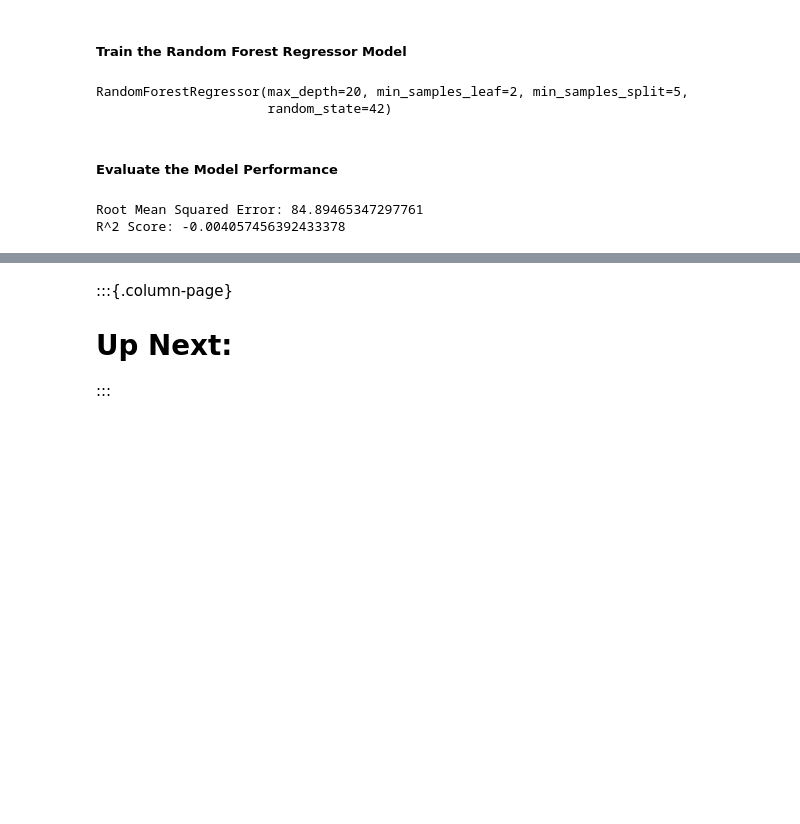
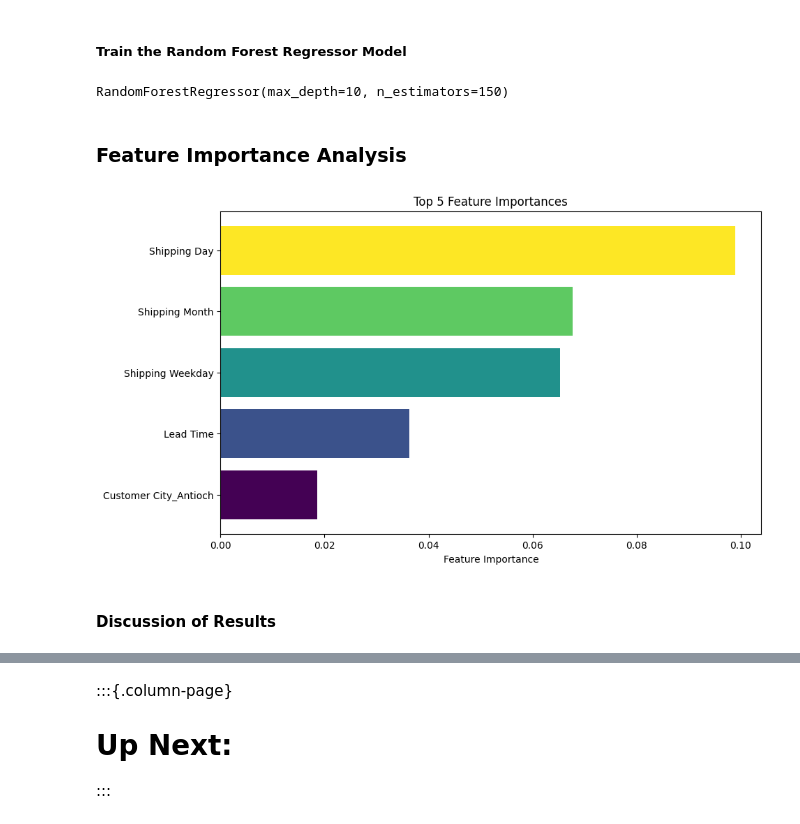
Before and after one commit to Simontagbor/supply-chain-demand-forecast, a Jupyter notebook: index.ipynb, the cells around one changed output, grey strips where cells are left out. Cells and saved outputs as stored; diff of their text form; code cells hidden in the pictures; blank space fills up the shorter version.

```diff
--- a/index.ipynb
+++ b/index.ipynb
@@ -344,7 +349,9 @@ from sklearn.preprocessing import LabelEncoder
 
 def prepare_data(df, product_card_id, categorical_cols, columns_to_drop):
     """
-    Prepare a DataFrame for bivariate analysis and machine learning by applying label encoding and one-hot encoding to categorical columns and dropping specified columns.
+    Prepare a DataFrame for bivariate analysis and machine learnin
+    g by applying label encoding and one-hot encoding to categorical
+    columns and dropping specified columns.
 
     Parameters:
     df (pandas.DataFrame): The original DataFrame.
@@ -375,7 +382,7 @@ def prepare_data(df, product_card_id, categorical_cols, columns_to_drop):
 
         # Drop specified columns
         df_one_hot_encoded = df_one_hot_encoded.drop(columns=columns_to_drop)
-        print("✅Data Encoding successful.")
+        print("Data Encoding successful. ✅")
         return  df_one_hot_encoded, df_label_encoded
     except Exception as e:
         print(f"Error preparing data: {e}")
@@ -1082,6 +1106,8 @@ from sklearn.model_selection import train_test_split
 
 # prepare features excluding the sale
 X_features = onehot_encode_df.drop(columns=['Sales'])
+#  Drop Shipping year
+X_features = X_features.drop(columns=['Shipping Year'])
 # prepare target variable
 y_target = onehot_encode_df['Sales']
 
@@ -1096,10 +1122,9 @@ X_train, X_test, y_train, y_test = train_test_split(X_features, y_target, test_s
 from sklearn.ensemble import RandomForestRegressor
 
 # create a random forest regressor model
-rf_model = RandomForestRegressor(n_estimators=100, max_depth=20, random_state=42, min_samples_split=5, min_samples_leaf=2)
+rf_model = RandomForestRegressor(n_estimators=150, max_depth=10,  min_samples_split=2)
 
 # fit rf odel to the training data
 rf_model.fit(X_train, y_train)
 # %% [output]
-RandomForestRegressor(max_depth=20, min_samples_leaf=2, min_samples_split=5,
-                      random_state=42)
+RandomForestRegressor(max_depth=10, n_estimators=150)
@@ -1142,15 +1131,27 @@ print("Root Mean Squared Error on Test Set:", rmse)
-# %% [markdown]
-<h5>Evaluate the Model Performance</h5>
-# %%
-# Evaluate Random Forest Regressor model instance
-from sklearn.metrics import r2_score, mean_squared_error
-
-y_pred = rf_model.predict(X_test)
-mse = mean_squared_error(y_test, y_pred)
-rmse = np.sqrt(mse)
-r2 = r2_score(y_test, y_pred)
-print(f'Root Mean Squared Error: {rmse}')
-print(f'R^2 Score: {r2}')
-# %% [output]
-Root Mean Squared Error: 84.89465347297761
-R^2 Score: -0.004057456392433378
+# %% [markdown]
+<h3>Feature Importance Analysis</h3>
+# %%
+#| code-fold: true
+#| code-summary: "Show the code"
+import matplotlib.cm as cm
+# retrieve the feature importances
+feature_importances = rf_model.feature_importances_
+
+# get the top 5 feature importances
+top_5_feature_importances = feature_importances.argsort()[-5:]
+
+# visualize the top 5 features of importance
+plt.figure(figsize=(10, 6))
+colors = cm.viridis(np.linspace(0, 1,
+                                len(top_5_feature_importances)))
+plt.barh(X_train.columns[top_5_feature_importances],
+         feature_importances[top_5_feature_importances],
+          color=colors)
+plt.xlabel('Feature Importance')
+
+plt.title('Top 5 Feature Importances')
+plt.show()
+# %% [output]
+[figure, added]
+# %% [markdown]
+<h4>Discussion of Results</p>
```
Also changed, not shown: parts of 62 cells of this notebook, 9 other files.
